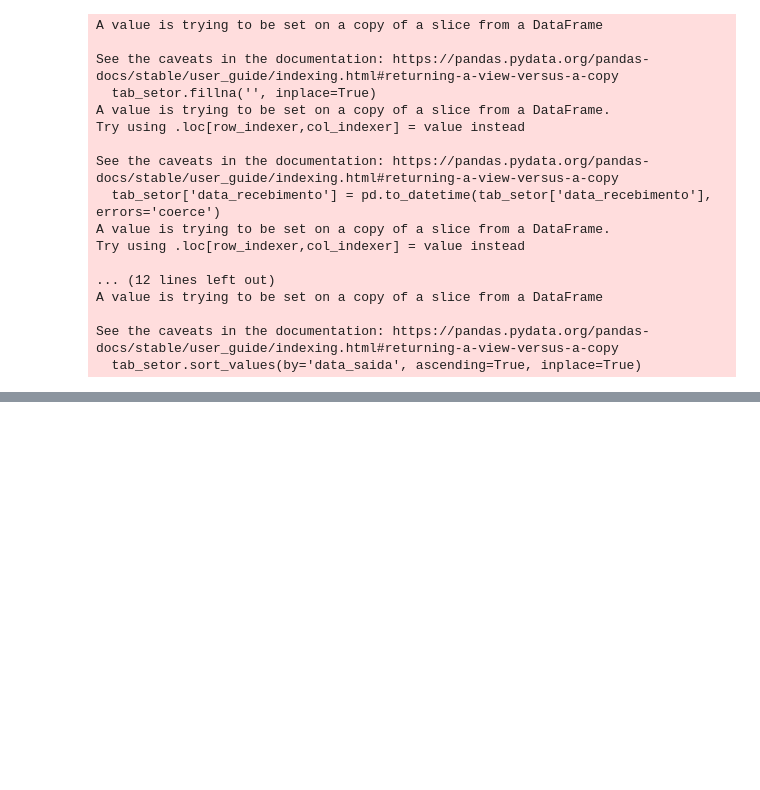
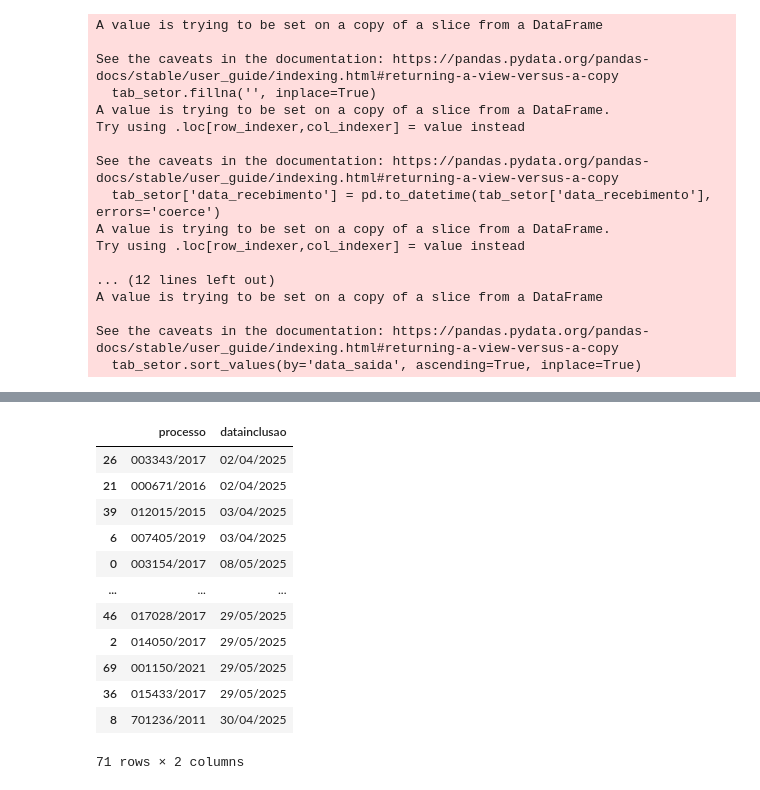
Before and after one commit to eduardoplima/ccd, a Jupyter notebook: scripts/sisdgf_planilha_processos.ipynb, the cells around one changed output, grey strips where cells are left out. Drawn from its saved outputs; the diff is of its cells as text; code cells hidden in the pictures; blank space fills up the shorter version.

```diff
--- a/scripts/sisdgf_planilha_processos.ipynb
+++ b/scripts/sisdgf_planilha_processos.ipynb
@@ -269,0 +548,16 @@ Diretora de Controle externo
+# %%
+df_processos_execucao.sort_values(by='datainclusao')
+# %% [output]
+|  | processo | datainclusao |
+| 26 | 003343/2017 | 02/04/2025 |
+| 21 | 000671/2016 | 02/04/2025 |
+| 39 | 012015/2015 | 03/04/2025 |
+| 6 | 007405/2019 | 03/04/2025 |
+| 0 | 003154/2017 | 08/05/2025 |
+| ... | ... | ... |
+| 46 | 017028/2017 | 29/05/2025 |
+| 2 | 014050/2017 | 29/05/2025 |
+| 69 | 001150/2021 | 29/05/2025 |
+| 36 | 015433/2017 | 29/05/2025 |
+| 8 | 701236/2011 | 30/04/2025 |
+71 rows × 2 columns
```
Also changed, not shown: parts of 33 cells of this notebook, 15 other files.
